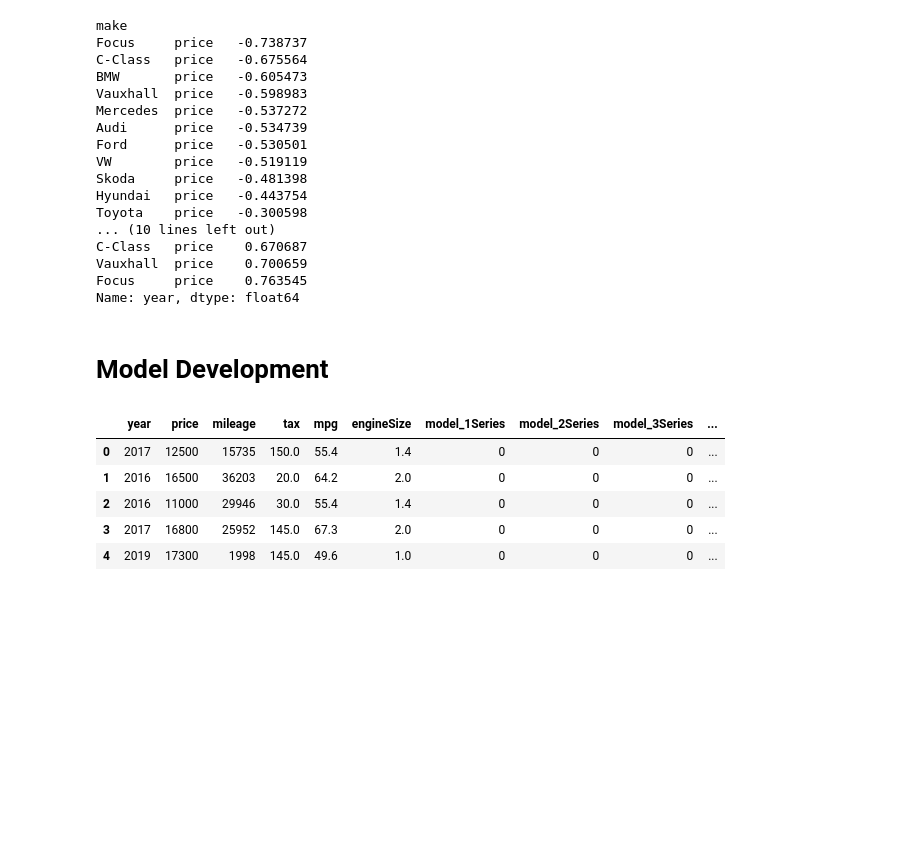
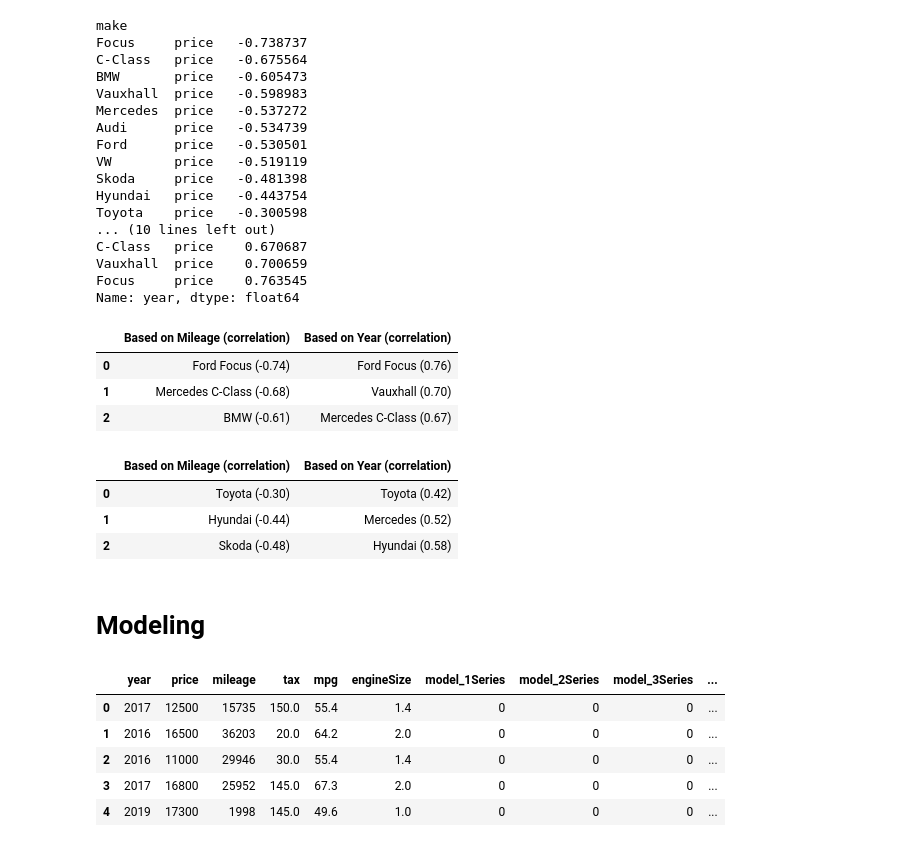
Before and after one commit to AmanMander123/UKUsedCarPrices, a Jupyter notebook: UKUsedCarPricePrediction.ipynb, the cells around one changed output. Saved outputs shown, nothing was run; the diff lists cells and outputs as text; code cells hidden in the pictures; blank space fills up the shorter version.

```diff
--- a/UKUsedCarPricePrediction.ipynb
+++ b/UKUsedCarPricePrediction.ipynb
@@ -346,8 +373,24 @@ C-Class   price    0.670687
 Vauxhall  price    0.700659
 Focus     price    0.763545
 Name: year, dtype: float64
-# %% [markdown]
-# Model Development
+# %%
+top_3_most_dep = pd.DataFrame({'Based on Mileage (correlation)':['Ford Focus (-0.74)','Mercedes C-Class (-0.68)','BMW (-0.61)'], 'Based on Year (correlation)':['Ford Focus (0.76)','Vauxhall (0.70)','Mercedes C-Class (0.67)']})
+bottom_3_most_dep = pd.DataFrame({'Based on Mileage (correlation)':['Toyota (-0.30)','Hyundai (-0.44)','Skoda (-0.48)'], 'Based on Year (correlation)':['Toyota (0.42)','Mercedes (0.52)','Hyundai (0.58)']})
+top_3_most_dep.head()
+# %% [output]
+|  | Based on Mileage (correlation) | Based on Year (correlation) |
+| 0 | Ford Focus (-0.74) | Ford Focus (0.76) |
+| 1 | Mercedes C-Class (-0.68) | Vauxhall (0.70) |
+| 2 | BMW (-0.61) | Mercedes C-Class (0.67) |
+# %%
+bottom_3_most_dep.head()
+# %% [output]
+|  | Based on Mileage (correlation) | Based on Year (correlation) |
+| 0 | Toyota (-0.30) | Toyota (0.42) |
+| 1 | Hyundai (-0.44) | Mercedes (0.52) |
+| 2 | Skoda (-0.48) | Hyundai (0.58) |
+# %% [markdown]
+# Modeling
 # %%
 # Encode data - one-hot encoding for categorical variables
 data_encoded = pd.get_dummies(data)
```
Also changed, not shown: parts of 11 cells of this notebook.
